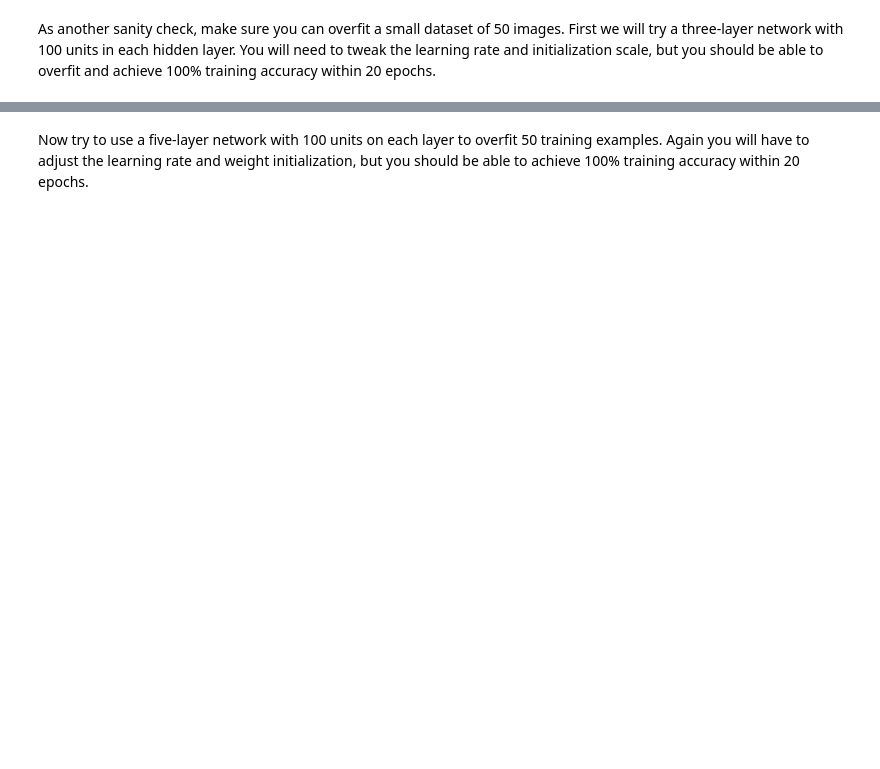
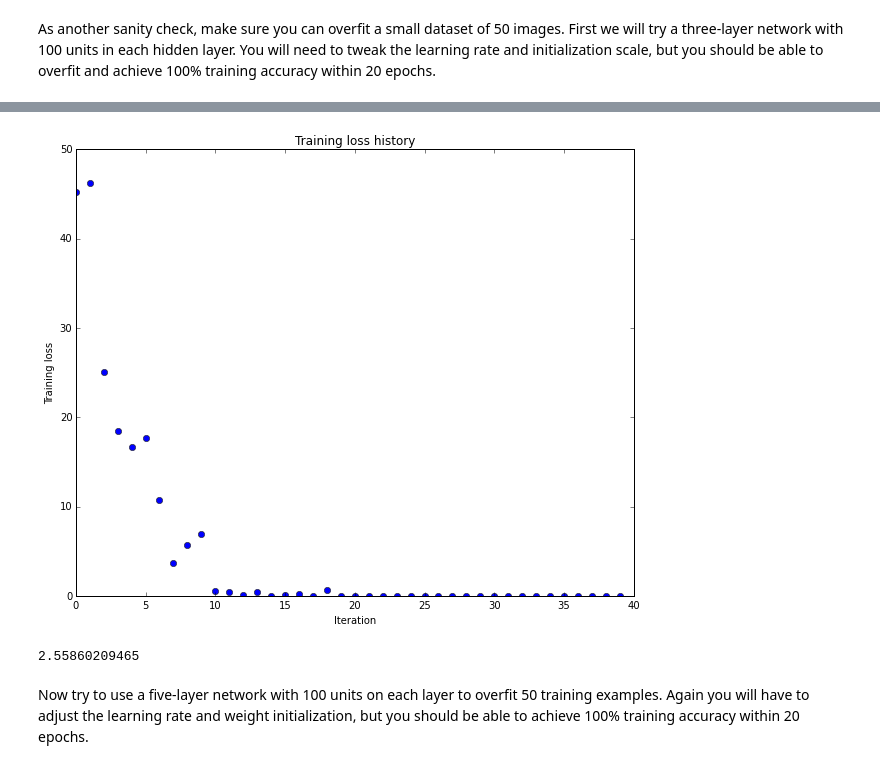
Before and after one commit to hntee/cs231n, a Jupyter notebook: assignment2/FullyConnectedNets.ipynb, the cells around one changed output, grey strips where cells are left out. Cells and saved outputs as stored; diff of their text form; code cells hidden in the pictures; blank space fills up the shorter version.

```diff
--- a/assignment2/FullyConnectedNets.ipynb
+++ b/assignment2/FullyConnectedNets.ipynb
@@ -537,7 +412,7 @@ for reg in [0, 3.14]:
 As another sanity check, make sure you can overfit a small dataset of 50 images. First we will try a three-layer network with 100 units in each hidden layer. You will need to tweak the learning rate and initialization scale, but you should be able to overfit and achieve 100% training accuracy within 20 epochs.
 # %%
 # TODO: Use a three-layer Net to overfit 50 training examples.
-
+import time
 num_train = 50
 small_data = {
   'X_train': data['X_train'][:num_train],
@@ -546,8 +421,35 @@ small_data = {
   'y_val': data['y_val'],
 }
 
-weight_scale = 1e-2
-learning_rate = 1e-4
+
+# to find to best hyper params
+
+# for x in range(10):
+#     weight_scale = 10**np.random.uniform(-2,-1)
+#     learning_rate = 10**np.random.uniform(-4,-3)
+
+#     print weight_scale, learning_rate
+#     model = FullyConnectedNet([100, 100],
+#                   weight_scale=weight_scale, dtype=np.float64)
+#     solver = Solver(model, small_data,
+#                     print_every=10, num_epochs=20, batch_size=25,
+#                     update_rule='sgd',
+#                     optim_config={
+#                       'learning_rate': learning_rate,
+#                     }
+#              )
+#     solver.train()
+
+#     plt.plot(solver.loss_history, 'o')
+#     plt.title('Training loss history')
+#     plt.xlabel('Iteration')
+#     plt.ylabel('Training loss')
+#     plt.show()
+
+weight_scale = 0.06
+learning_rate = 0.0004
+
+t1 = time.time()
 model = FullyConnectedNet([100, 100],
               weight_scale=weight_scale, dtype=np.float64)
 solver = Solver(model, small_data,
@@ -564,3 +466,6 @@ plt.title('Training loss history')
 plt.xlabel('Iteration')
 plt.ylabel('Training loss')
 plt.show()
+t2 = time.time()
+print t2 - t1
+# %% [output]
@@ -567,3 +489,5 @@ plt.show()
+[figure, added]
+2.55860209465
 # %% [markdown]
 Now try to use a five-layer network with 100 units on each layer to overfit 50 training examples. Again you will have to adjust the learning rate and weight initialization, but you should be able to achieve 100% training accuracy within 20 epochs.
 # %%
```
Also changed, not shown: parts of 17 cells of this notebook, 3 other files.
